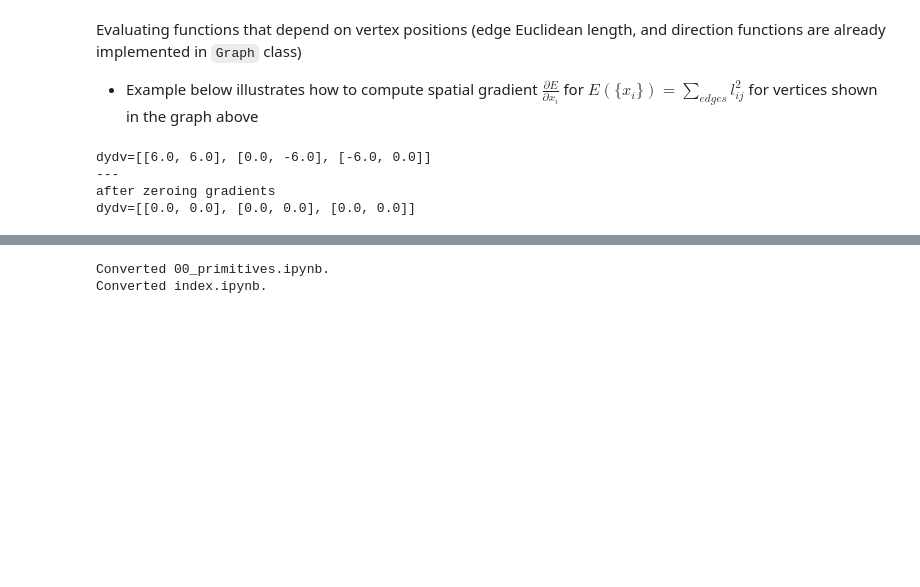
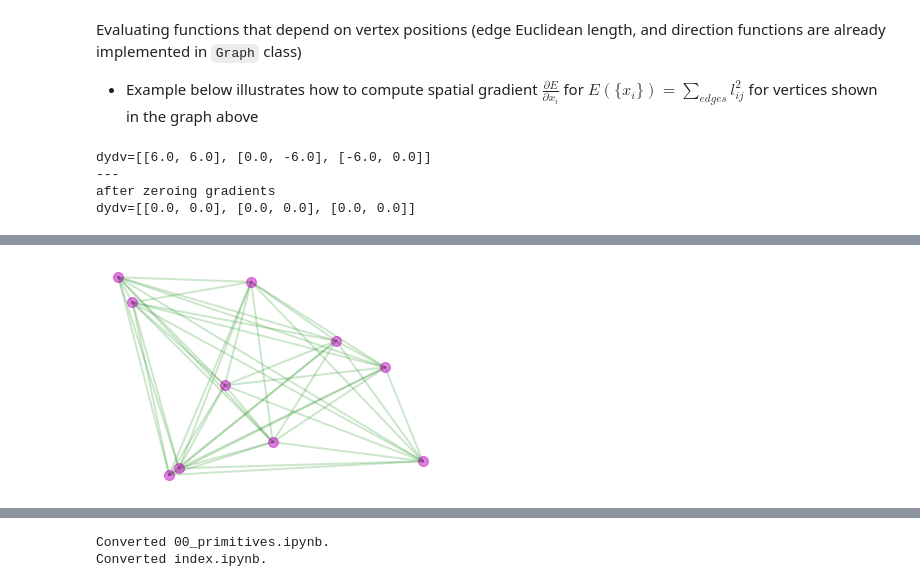
Before and after one commit to mshagirov/vertex_simulation, a Jupyter notebook: nbs/00_primitives.ipynb, the cells around one changed output, grey strips where cells are left out. Saved outputs shown, nothing was run; the diff lists cells and outputs as text; code cells hidden in the pictures; blank space fills up the shorter version.

Commit message:
added Graph class example

```diff
--- a/nbs/00_primitives.ipynb
+++ b/nbs/00_primitives.ipynb
@@ -287,0 +296,15 @@ dydv=[[0.0, 0.0], [0.0, 0.0], [0.0, 0.0]]
+# %%
+#hide
+def plot_example_graph(Xv,edges):
+    for ij in edges:
+        plt.plot([Xv[ij[0],0], Xv[ij[1],0]], [Xv[ij[0],1], Xv[ij[1],1]],'g-',lw=2,alpha=.2)
+    plt.plot(Xv[:,0],Xv[:,1],'mo',ms=10,alpha=.5)
+    plt.axis(False);
+# %%
+np.random.seed(42) # let's seed RNG for sanity and reproducibility
+Nv = 10 # number of vertices
+Xv = np.random.uniform(0,1,(Nv,2)) # initial vertex potions sampled from uniform distribution [0,4)
+edges = [[i,j] for i in range(Nv) for j in range(i+1,Nv) if i!=j] # list of edges for complete graph
+plot_example_graph(Xv,edges)
+# %% [output]
+[figure, added]
```
Also changed, not shown: parts of 11 cells of this notebook, 2 other files.
